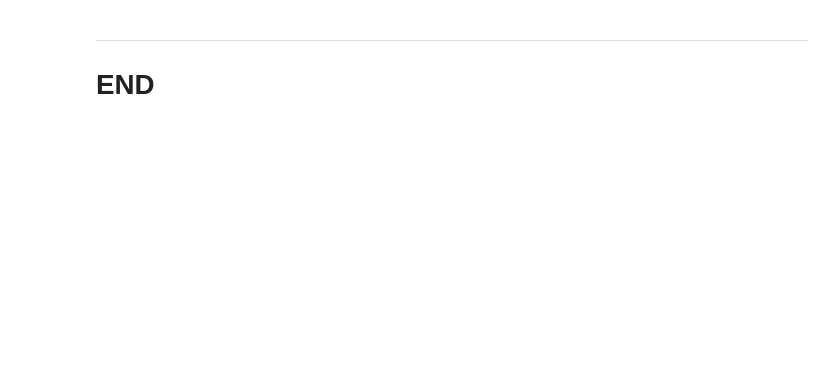
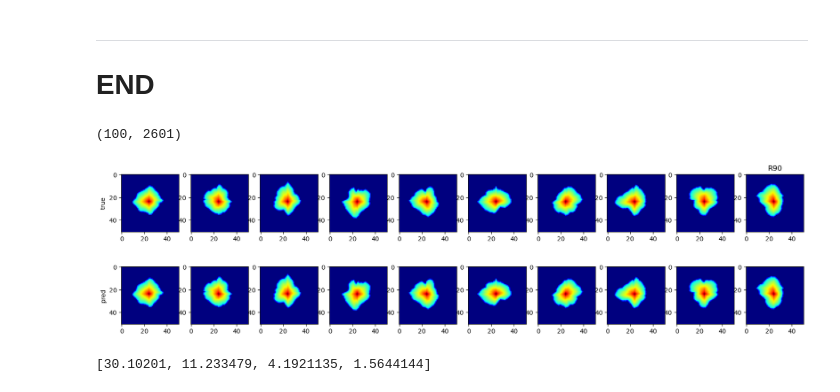
Before and after one commit to misaelmmorales/CO2-Spatial-Data-Assimilation, a Jupyter notebook: main.ipynb, the cells around one changed output. Drawn from its saved outputs; the diff is of its cells as text; code cells hidden in the pictures; blank space fills up the shorter version.

```diff
--- a/main.ipynb
+++ b/main.ipynb
@@ -184,0 +229,21 @@ solver.solve()
+# %%
+reg = Ridge()
+reg.fit(perm_ens, sat_ens[:,0])
+y_pred = reg.predict(perm_ens)
+y_pred.shape
+# %% [output]
+(100, 2601)
+# %%
+fig, axs = plt.subplots(2, 10, figsize=(20,5))
+for i in range(10):
+    k = i*10
+    axs[0,i].imshow(sat_ens[k,0].reshape(51,51), 'jet'); axs[0,0].set(ylabel='true')
+    axs[1,i].imshow(y_pred[k].reshape(51,51), 'jet');    axs[1,0].set(ylabel='pred')
+    axs[0,j].set(title='R{}'.format(k))
+# %% [output]
+[figure, added]
+# %%
+alpha = [0.30102010e2, 0.11233479e2, 0.41921135e1, 0.15644144e1]
+alpha
+# %% [output]
+[30.10201, 11.233479, 4.1921135, 1.5644144]
```
Also changed, not shown: parts of 14 cells of this notebook, 4 other files.
